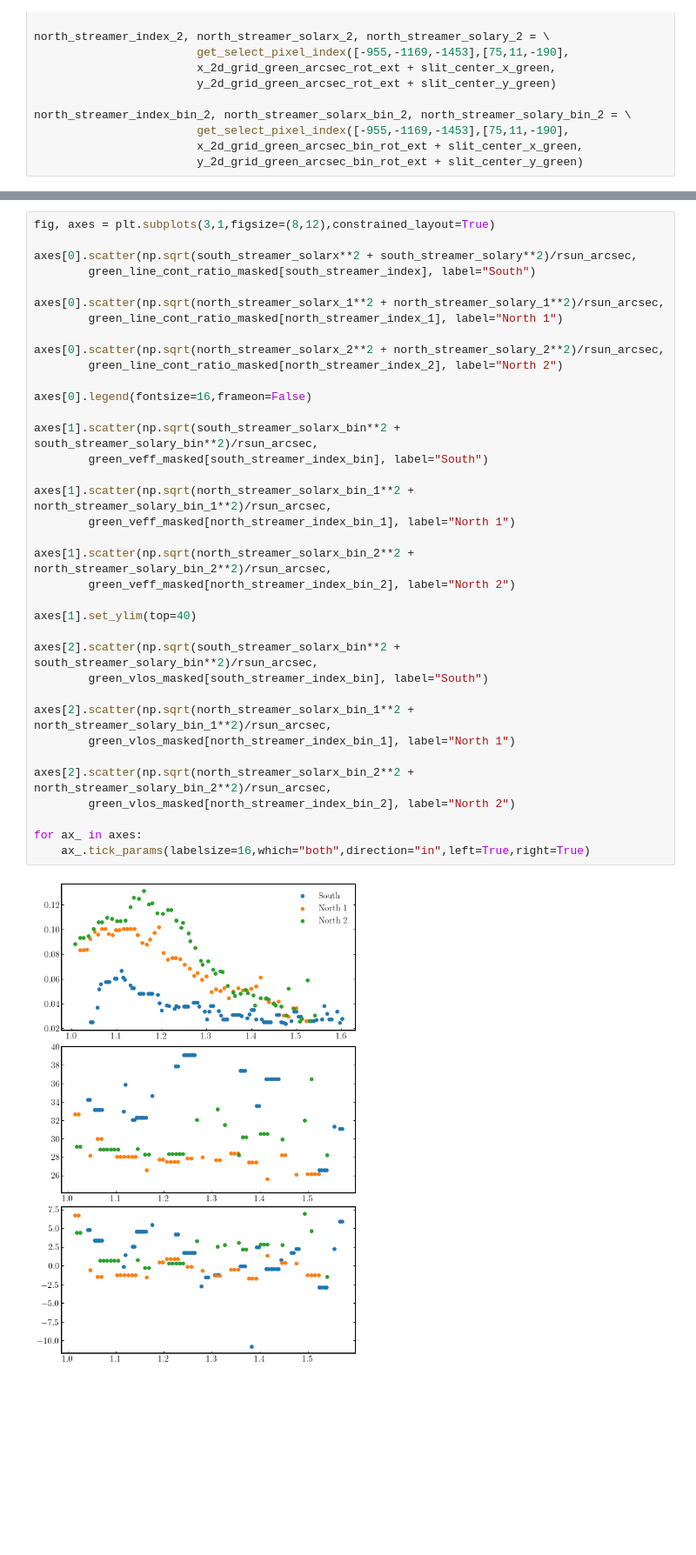
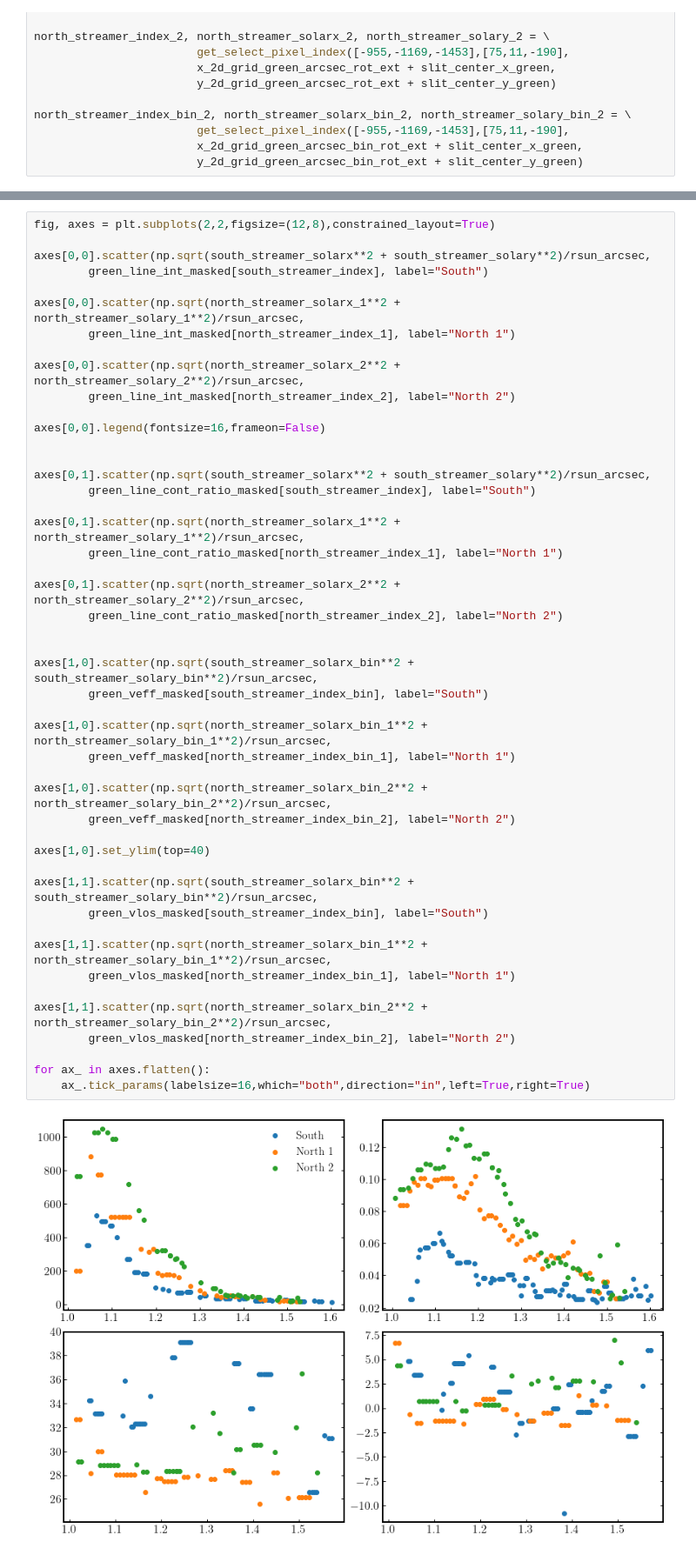
Before and after one commit to yjzhu-solar/Eclipse2017, a Jupyter notebook: ipynb/eclipse_data/intensity_variation.ipynb, the cells around one changed output, grey strips where cells are left out. Shown at 87% size. Drawn from its saved outputs; the diff is of its cells as text; blank space fills up the shorter version.

```diff
--- a/ipynb/eclipse_data/intensity_variation.ipynb
+++ b/ipynb/eclipse_data/intensity_variation.ipynb
@@ -496,38 +506,49 @@ for ax_ in (ax1,ax2,ax3,ax4,ax5,ax6):
 # %%
-fig, axes = plt.subplots(3,1,figsize=(8,12),constrained_layout=True)
+fig, axes = plt.subplots(2,2,figsize=(12,8),constrained_layout=True)
 
-axes[0].scatter(np.sqrt(south_streamer_solarx**2 + south_streamer_solary**2)/rsun_arcsec,
+axes[0,0].scatter(np.sqrt(south_streamer_solarx**2 + south_streamer_solary**2)/rsun_arcsec,
+        green_line_int_masked[south_streamer_index], label="South")
+
+axes[0,0].scatter(np.sqrt(north_streamer_solarx_1**2 + north_streamer_solary_1**2)/rsun_arcsec,
+        green_line_int_masked[north_streamer_index_1], label="North 1")
+
+axes[0,0].scatter(np.sqrt(north_streamer_solarx_2**2 + north_streamer_solary_2**2)/rsun_arcsec,
+        green_line_int_masked[north_streamer_index_2], label="North 2")
+
+axes[0,0].legend(fontsize=16,frameon=False)
+
+
+axes[0,1].scatter(np.sqrt(south_streamer_solarx**2 + south_streamer_solary**2)/rsun_arcsec,
         green_line_cont_ratio_masked[south_streamer_index], label="South")
 
-axes[0].scatter(np.sqrt(north_streamer_solarx_1**2 + north_streamer_solary_1**2)/rsun_arcsec,
+axes[0,1].scatter(np.sqrt(north_streamer_solarx_1**2 + north_streamer_solary_1**2)/rsun_arcsec,
         green_line_cont_ratio_masked[north_streamer_index_1], label="North 1")
 
-axes[0].scatter(np.sqrt(north_streamer_solarx_2**2 + north_streamer_solary_2**2)/rsun_arcsec,
+axes[0,1].scatter(np.sqrt(north_streamer_solarx_2**2 + north_streamer_solary_2**2)/rsun_arcsec,
         green_line_cont_ratio_masked[north_streamer_index_2], label="North 2")
 
-axes[0].legend(fontsize=16,frameon=False)
 
-axes[1].scatter(np.sqrt(south_streamer_solarx_bin**2 + south_streamer_solary_bin**2)/rsun_arcsec,
+axes[1,0].scatter(np.sqrt(south_streamer_solarx_bin**2 + south_streamer_solary_bin**2)/rsun_arcsec,
         green_veff_masked[south_streamer_index_bin], label="South")
 
-axes[1].scatter(np.sqrt(north_streamer_solarx_bin_1**2 + north_streamer_solary_bin_1**2)/rsun_arcsec,
+axes[1,0].scatter(np.sqrt(north_streamer_solarx_bin_1**2 + north_streamer_solary_bin_1**2)/rsun_arcsec,
         green_veff_masked[north_streamer_index_bin_1], label="North 1")
 
-axes[1].scatter(np.sqrt(north_streamer_solarx_bin_2**2 + north_streamer_solary_bin_2**2)/rsun_arcsec,
+axes[1,0].scatter(np.sqrt(north_streamer_solarx_bin_2**2 + north_streamer_solary_bin_2**2)/rsun_arcsec,
         green_veff_masked[north_streamer_index_bin_2], label="North 2")
 
-axes[1].set_ylim(top=40)
+axes[1,0].set_ylim(top=40)
 
-axes[2].scatter(np.sqrt(south_streamer_solarx_bin**2 + south_streamer_solary_bin**2)/rsun_arcsec,
+axes[1,1].scatter(np.sqrt(south_streamer_solarx_bin**2 + south_streamer_solary_bin**2)/rsun_arcsec,
         green_vlos_masked[south_streamer_index_bin], label="South")
 
-axes[2].scatter(np.sqrt(north_streamer_solarx_bin_1**2 + north_streamer_solary_bin_1**2)/rsun_arcsec,
+axes[1,1].scatter(np.sqrt(north_streamer_solarx_bin_1**2 + north_streamer_solary_bin_1**2)/rsun_arcsec,
         green_vlos_masked[north_streamer_index_bin_1], label="North 1")
 
-axes[2].scatter(np.sqrt(north_streamer_solarx_bin_2**2 + north_streamer_solary_bin_2**2)/rsun_arcsec,
+axes[1,1].scatter(np.sqrt(north_streamer_solarx_bin_2**2 + north_streamer_solary_bin_2**2)/rsun_arcsec,
         green_vlos_masked[north_streamer_index_bin_2], label="North 2")
 
-for ax_ in axes:
+for ax_ in axes.flatten():
     ax_.tick_params(labelsize=16,which="both",direction="in",left=True,right=True)
 # %% [output]
-[figure, old version]
+[figure, new version]
```
Also changed, not shown: parts of 19 cells of this notebook, 18 other files.
